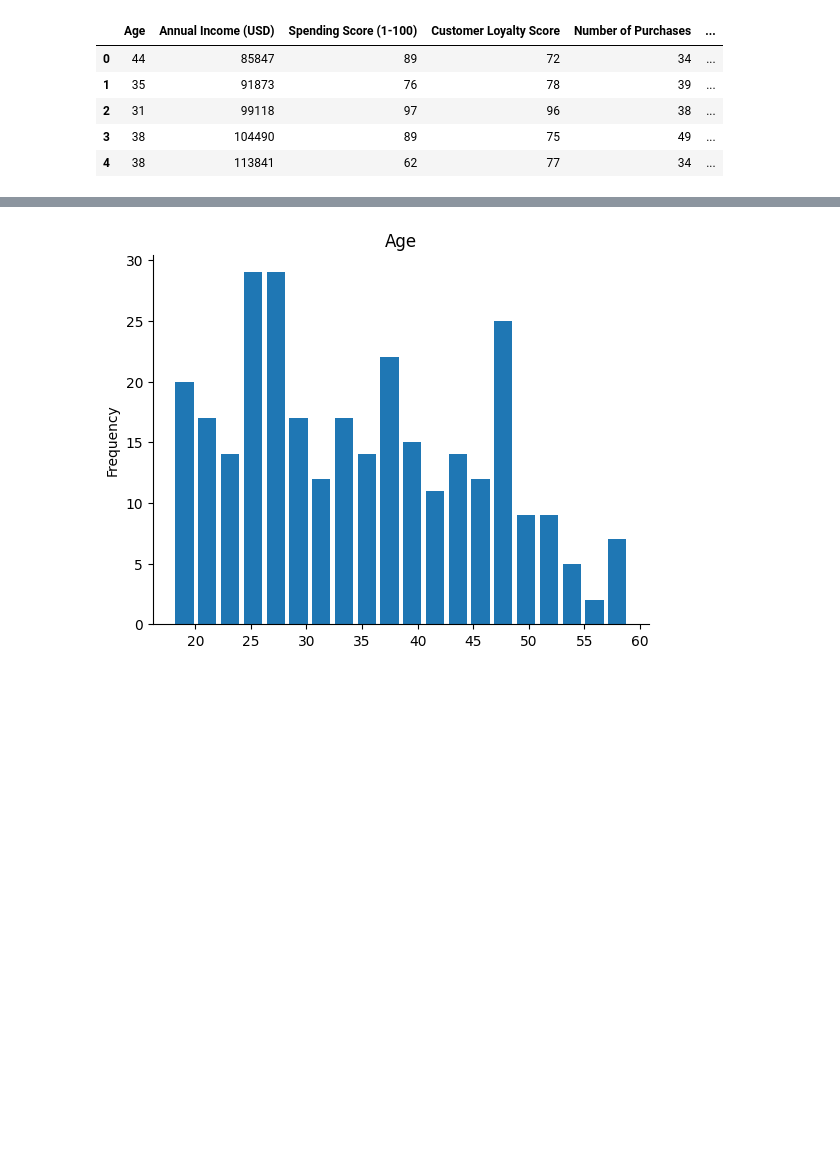
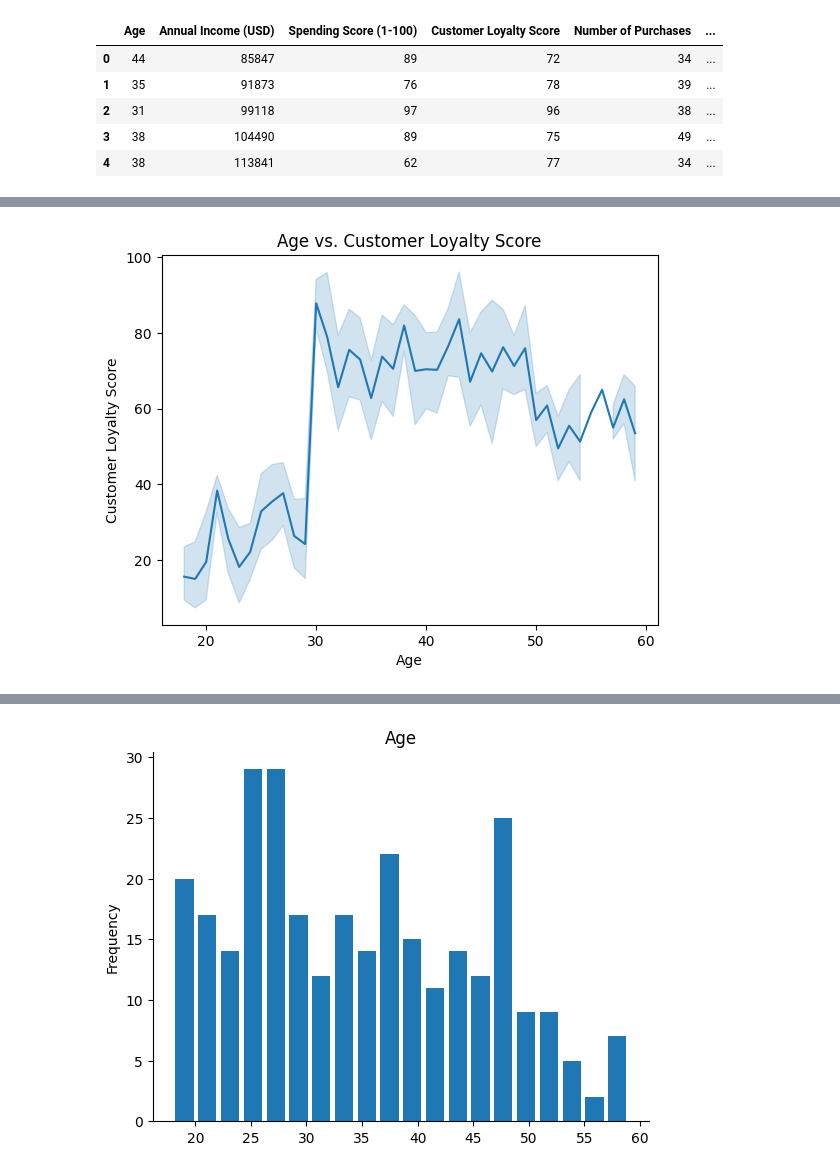
Before and after one commit to Julss1195/Julss1195, a Jupyter notebook: Customer_Clustering_and_Segmentation.ipynb, the cells around one changed output, grey strips where cells are left out. Drawn from its saved outputs; the diff is of its cells as text; code cells hidden in the pictures; blank space fills up the shorter version.

```diff
--- a/Customer_Clustering_and_Segmentation.ipynb
+++ b/Customer_Clustering_and_Segmentation.ipynb
@@ -34,0 +51,7 @@ data.head()
+# %%
+# prompt: Using dataframe data: arrange age from smallest to greatest
+
+# Sort the dataframe by the 'Age' column in ascending order.
+data_sorted = data.sort_values(by='Age', ascending=True)
+# Display the sorted dataframe.
+data_sorted
@@ -34,0 +72,18 @@ data.head()
+# %%
+# prompt: Using dataframe data_sorted: plot a line graph of Age to customer loyalty score
+
+import seaborn as sns
+import matplotlib.pyplot as plt
+
+# Create the line plot
+sns.lineplot(x='Age', y='Customer Loyalty Score', data=data_sorted)
+
+# Add labels and title
+plt.xlabel('Age')
+plt.ylabel('Customer Loyalty Score')
+plt.title('Age vs. Customer Loyalty Score')
+
+# Display the plot
+plt.show()
+# %% [output]
+[figure, added]
```
Also changed, not shown: parts of 8 cells of this notebook.
